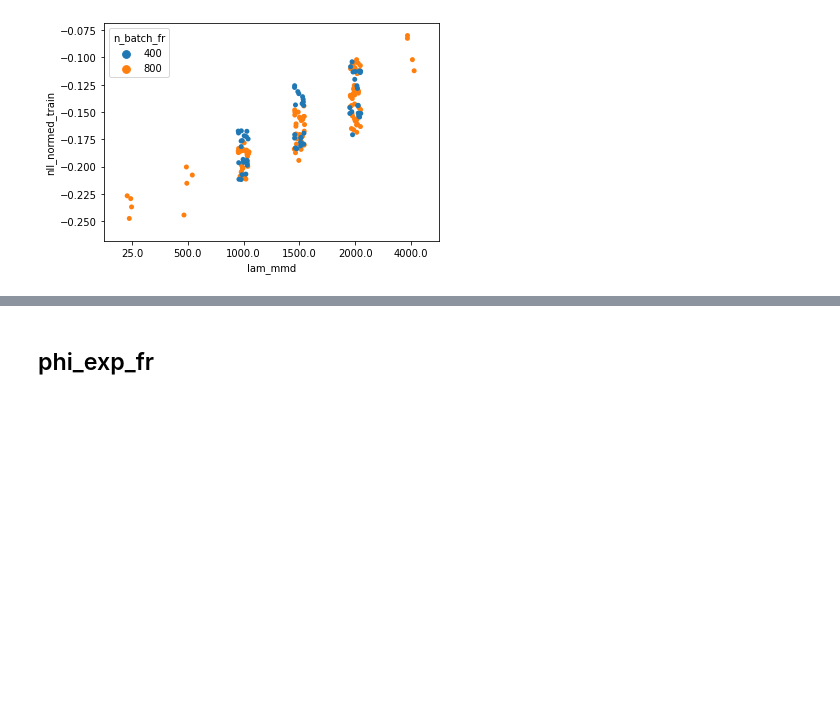
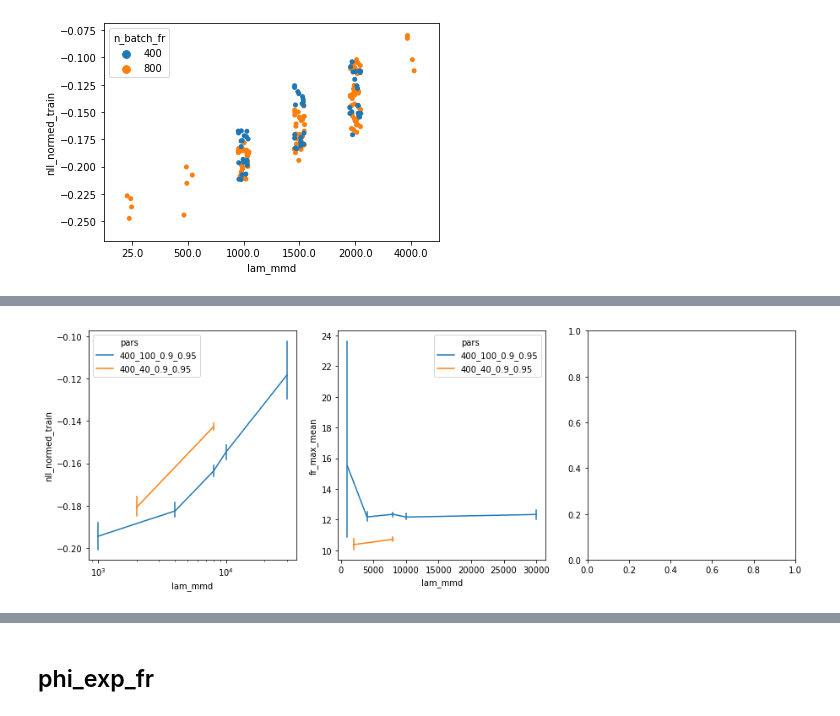
Before and after one commit to diegoarri91/mmd-glm, a Jupyter notebook: experiments/figure4/analysis.ipynb, the cells around one changed output, grey strips where cells are left out. Saved outputs shown, nothing was run; the diff lists cells and outputs as text; code cells hidden in the pictures; blank space fills up the shorter version.

```diff
--- a/experiments/figure4/analysis.ipynb
+++ b/experiments/figure4/analysis.ipynb
@@ -144,0 +147,21 @@ df = df_summary.loc[(df_summary.ker_name == 'phi_var_fr')]# & (df.initialization
+# %%
+data = df[df.nll_normed_train < 0].copy()
+# data = data[((data.initialization == 'ml') & (data.lr == 4e-3) & ((data.beta0 - 0.9).abs() < 1e-3) & ((data.beta1 - 0.95).abs() < 1e-3)) |\
+#             ((data.initialization == 'zero') & (data.lr == 1e-2))]
+data = data[(data.initialization == 'zero') & (data.lr == 1e-2)]
+data['pars'] = data.num_epochs.astype(str).str[:] + '_' + data.n_batch_fr.astype(str).str[:] + '_' + data.beta0.round(2).astype(str).str[:] + '_' + data.beta1.round(2).astype(str).str[:]
+# data = data[data.num_epochs.isin([400]) & (data.n_batch_fr == 40)]
+# data = data[(data.num_epochs == 700) & (data.n_batch_fr == 400)]
+# data = data[(data.beta0 - 0.95).abs() < 1e-3]
+# data = data[(data.beta1 - 0.99).abs() < 1e-3]
+
+fig, (ax1, ax2, ax3) = plt.subplots(figsize=(15, 5), ncols=3)
+
+sns.lineplot(x='lam_mmd', y='nll_normed_train', hue='pars', err_style='bars', ci=95, data=data, ax=ax1)
+sns.lineplot(x='lam_mmd', y='fr_max_mean', hue='pars', err_style='bars', ci=95, data=data, ax=ax2)
+
+ax1.set_xscale('log')
+
+# display(data.loc[(data.nll_normed_train - -0.15).abs() < 0.02, ['mmd_mean', 'nll_normed_train', 'mmd_sd', 'lam_mmd', 'num_epochs', 'beta0', 'beta1', 'n_batch_fr', 'fr_mean_mean', 'fr_max_mean', 'initialization']])
+# %% [output]
+[figure, added]
```
Also changed, not shown: parts of 25 cells of this notebook, 14 other files.
